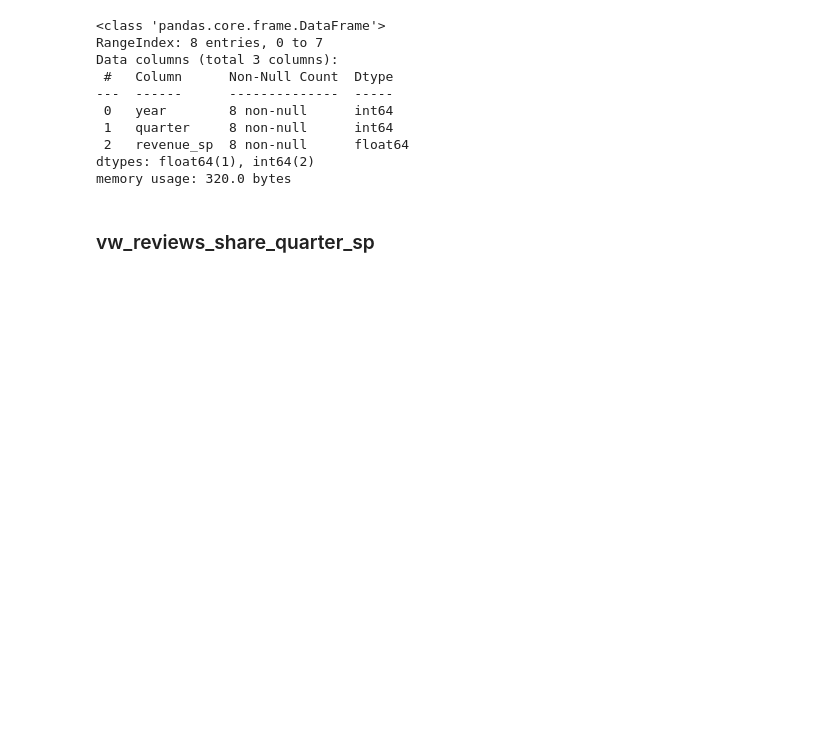
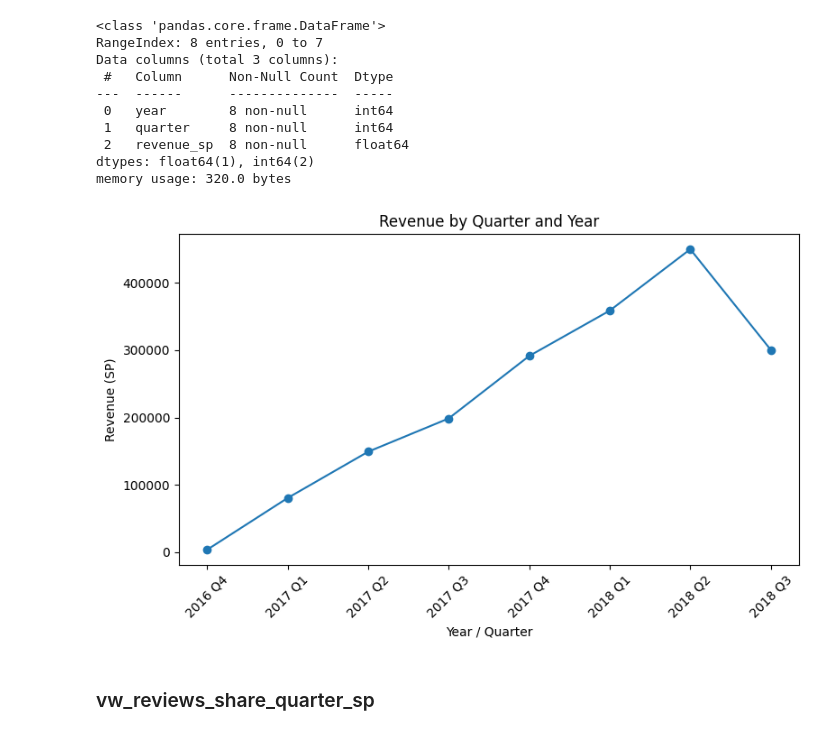
Before and after one commit to Vierinsky/ecommerce-analytics-python-sql, a Jupyter notebook: notebooks/eda.ipynb, the cells around one changed output. Cells and saved outputs as stored; diff of their text form; code cells hidden in the pictures; blank space fills up the shorter version.

Commit message:
Making graphs for each kpi view

```diff
--- a/notebooks/eda.ipynb
+++ b/notebooks/eda.ipynb
@@ -807,6 +807,26 @@ Data columns (total 3 columns):
  2   revenue_sp  8 non-null      float64
 dtypes: float64(1), int64(2)
 memory usage: 320.0 bytes
+# %%
+# Sorting values so they appear ordered in the x axis when ploting
+rev_q_df = rev_q_df.sort_values(["year", "quarter"])
+
+# Converting "year" and "quarter" into a single label
+# to make a readable plot
+rev_q_df["label"] = rev_q_df["year"].astype(str) + " Q" + rev_q_df["quarter"].astype(str)
+# %%
+# Plot revenue vs year/quarter
+plt.figure(figsize=(8,5))
+plt.plot(rev_q_df["label"], rev_q_df["revenue_sp"], marker="o")
+plt.xlabel("Year / Quarter")
+plt.ylabel("Revenue (SP)")
+plt.title("Revenue by Quarter and Year")
+plt.xticks(rotation=45)
+plt.tight_layout()
+
+plt.show()
+# %% [output]
+[figure, added]
 # %% [markdown]
 ### vw_reviews_share_quarter_sp
 # %%
```
Also changed, not shown: parts of 4 cells of this notebook.
